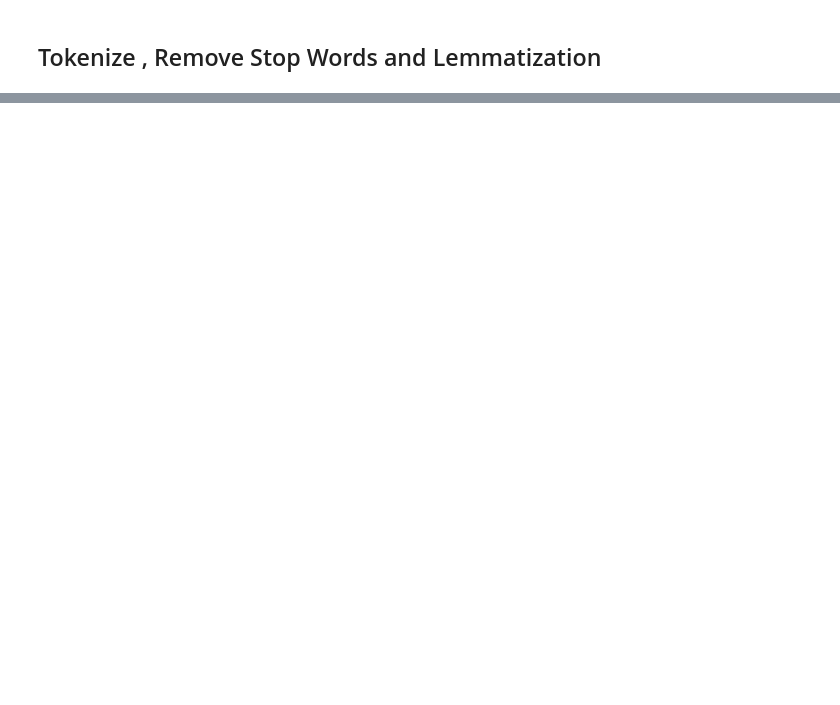
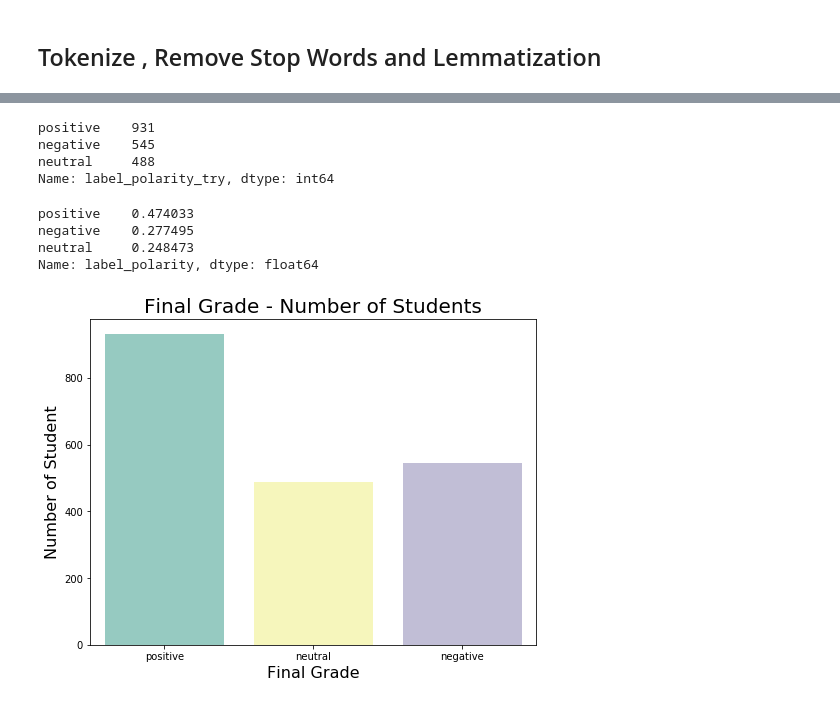
Before and after one commit to Cristinamulas/Amazon-Classifier, a Jupyter notebook: Data Cleaning.ipynb, the cells around one changed output, grey strips where cells are left out. Saved outputs shown, nothing was run; the diff lists cells and outputs as text; code cells hidden in the pictures; blank space fills up the shorter version.

Commit message:
adding labels

```diff
--- a/Data Cleaning.ipynb
+++ b/Data Cleaning.ipynb
@@ -181,0 +318,2 @@ df['Reviews_tokenize_join'][2357]
+# %%
+df['polarity'] = df['Reviews_tokenize_join'].apply(pol)
@@ -181,0 +328,2 @@ df['Reviews_tokenize_join'][2357]
+# %%
+df['subjectivity'] = df['Reviews_tokenize_join'].apply(sub)
@@ -181,0 +332,28 @@ df['Reviews_tokenize_join'][2357]
+# %%
+df['label_polarity'] = ['positive' if x > 0  else 'negative' if x != 0 else'neutral' for x in df['polarity']]
+# %%
+df.label_polarity_try.value_counts()
+# %% [output]
+positive    931
+negative    545
+neutral     488
+Name: label_polarity_try, dtype: int64
+# %%
+df['label_polarity'].value_counts(normalize= True)
+# %% [output]
+positive    0.474033
+negative    0.277495
+neutral     0.248473
+Name: label_polarity, dtype: float64
+# %%
+def plot_binary(df , column):
+    ''' plot for the binary target '''
+    plt.figure(figsize=(8,6))
+    sns.countplot(df[column], order=["positive", "negative"], palette='Set3')
+    plt.title('Final Grade - Number of Students',fontsize=20)
+    plt.xlabel('Final Grade', fontsize=16)
+    plt.ylabel('Number of Student', fontsize=16)
+# %%
+plot_binary(df , 'label_polarity')
+# %% [output]
+[figure, added]
```
Also changed, not shown: parts of 51 cells of this notebook.
